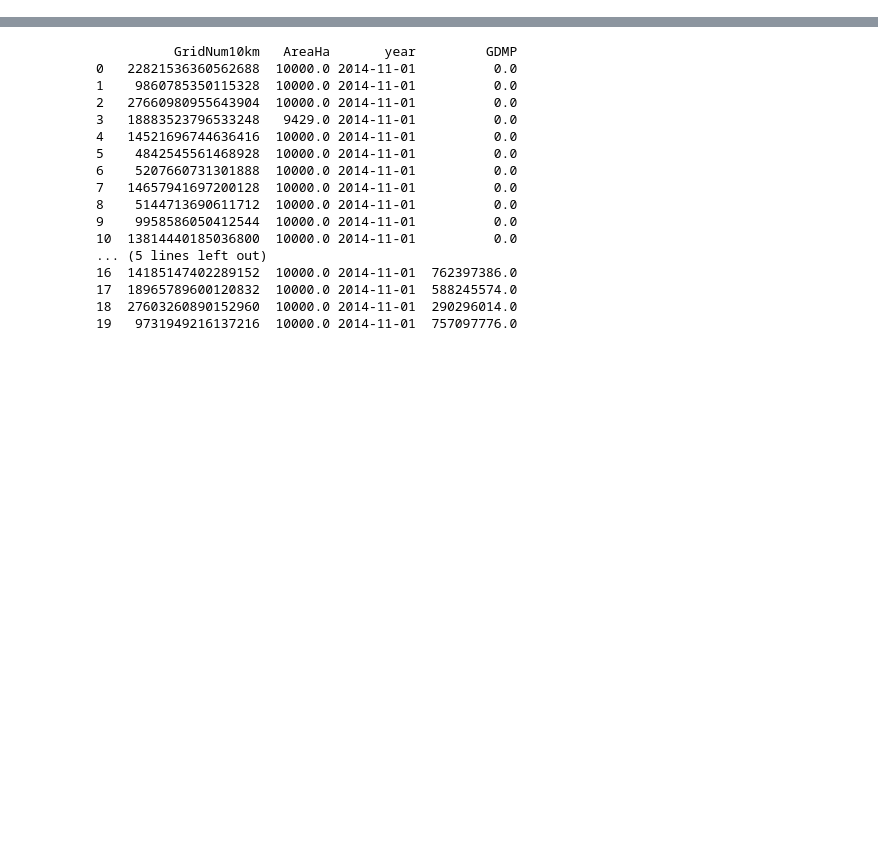
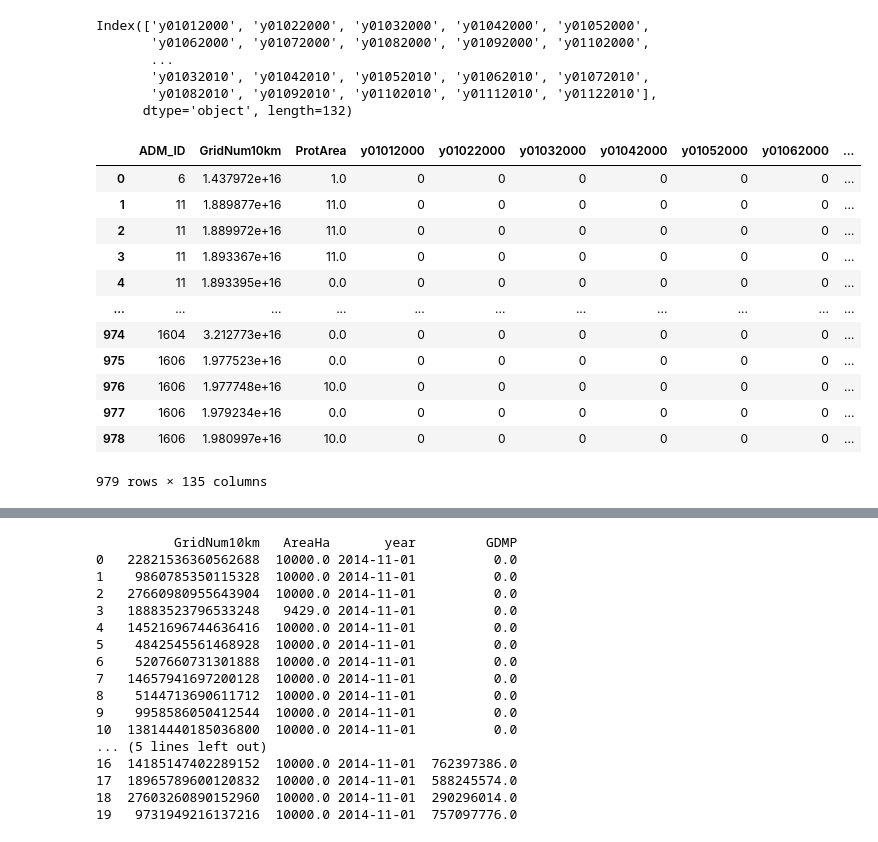
Before and after one commit to MarvinMosel/ETC_DI, a Jupyter notebook: notebooks/f01_wild_fires/wildfires_LT_indicators.ipynb, the cells around one changed output, grey strips where cells are left out. Saved outputs shown, nothing was run; the diff lists cells and outputs as text; code cells hidden in the pictures; blank space fills up the shorter version.

```diff
--- a/notebooks/f01_wild_fires/wildfires_LT_indicators.ipynb
+++ b/notebooks/f01_wild_fires/wildfires_LT_indicators.ipynb
@@ -83,0 +715,2 @@ Reading wilfdire table from greenmonkey
+# %%
+t1000 = wildfire.iloc[:, :138]
@@ -83,0 +727,29 @@ Reading wilfdire table from greenmonkey
+# %%
+cols = t1000.columns[6:138]
+print (cols)
+# %% [output]
+Index(['y01012000', 'y01022000', 'y01032000', 'y01042000', 'y01052000',
+       'y01062000', 'y01072000', 'y01082000', 'y01092000', 'y01102000',
+       ...
+       'y01032010', 'y01042010', 'y01052010', 'y01062010', 'y01072010',
+       'y01082010', 'y01092010', 'y01102010', 'y01112010', 'y01122010'],
+      dtype='object', length=132)
+# %%
+cols_0010 = t1000.columns[6:138]
+tsum = t1000.groupby(['ADM_ID','GridNum10km']).sum()
+tsum = tsum.reset_index()
+tsum
+# %% [output]
+|  | ADM_ID | GridNum10km | ProtArea | y01012000 | y01022000 | y01032000 | y01042000 | y01052000 | y01062000 | ... |
+| 0 | 6 | 1.437972e+16 | 1.0 | 0 | 0 | 0 | 0 | 0 | 0 | ... |
+| 1 | 11 | 1.889877e+16 | 11.0 | 0 | 0 | 0 | 0 | 0 | 0 | ... |
+| 2 | 11 | 1.889972e+16 | 11.0 | 0 | 0 | 0 | 0 | 0 | 0 | ... |
+| 3 | 11 | 1.893367e+16 | 11.0 | 0 | 0 | 0 | 0 | 0 | 0 | ... |
+| 4 | 11 | 1.893395e+16 | 0.0 | 0 | 0 | 0 | 0 | 0 | 0 | ... |
+| ... | ... | ... | ... | ... | ... | ... | ... | ... | ... | ... |
+| 974 | 1604 | 3.212773e+16 | 0.0 | 0 | 0 | 0 | 0 | 0 | 0 | ... |
+| 975 | 1606 | 1.977523e+16 | 0.0 | 0 | 0 | 0 | 0 | 0 | 0 | ... |
+| 976 | 1606 | 1.977748e+16 | 10.0 | 0 | 0 | 0 | 0 | 0 | 0 | ... |
+| 977 | 1606 | 1.979234e+16 | 0.0 | 0 | 0 | 0 | 0 | 0 | 0 | ... |
+| 978 | 1606 | 1.980997e+16 | 10.0 | 0 | 0 | 0 | 0 | 0 | 0 | ... |
+979 rows × 135 columns
```
Also changed, not shown: parts of 102 cells of this notebook, 7 other files.
